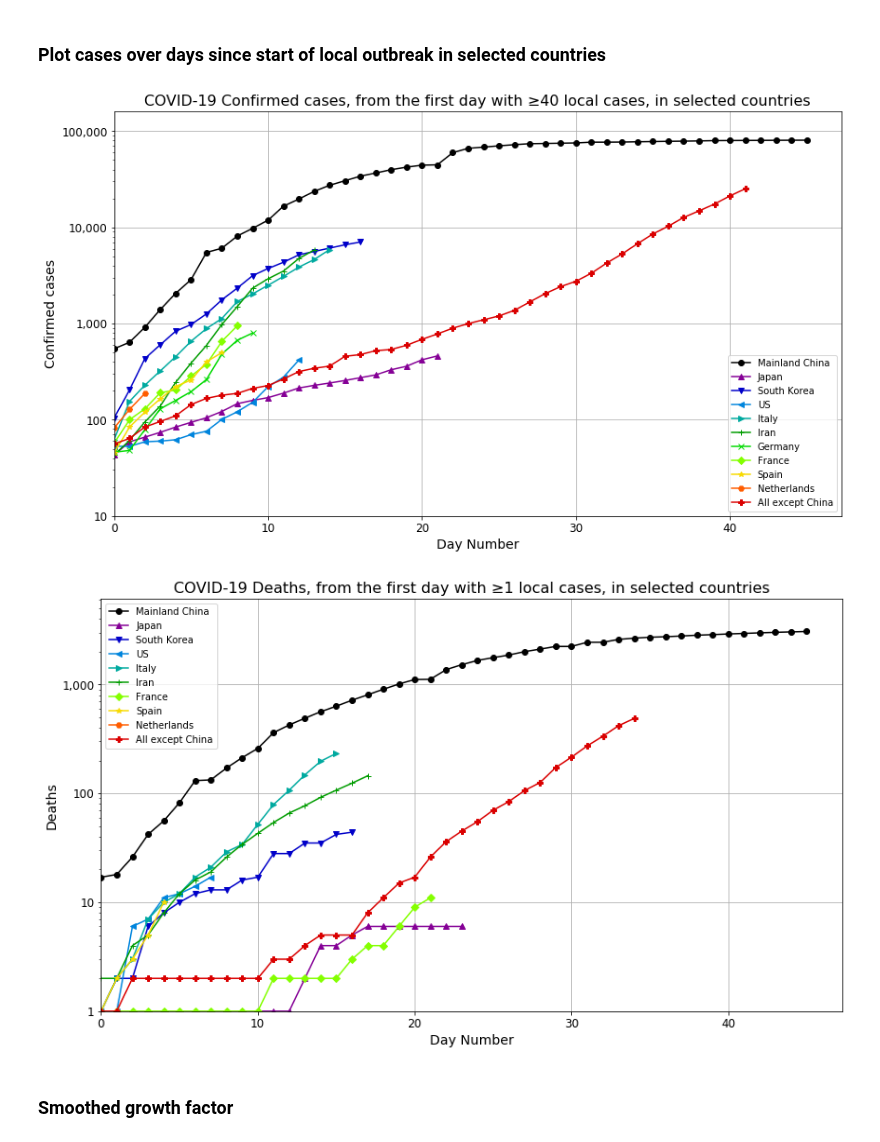
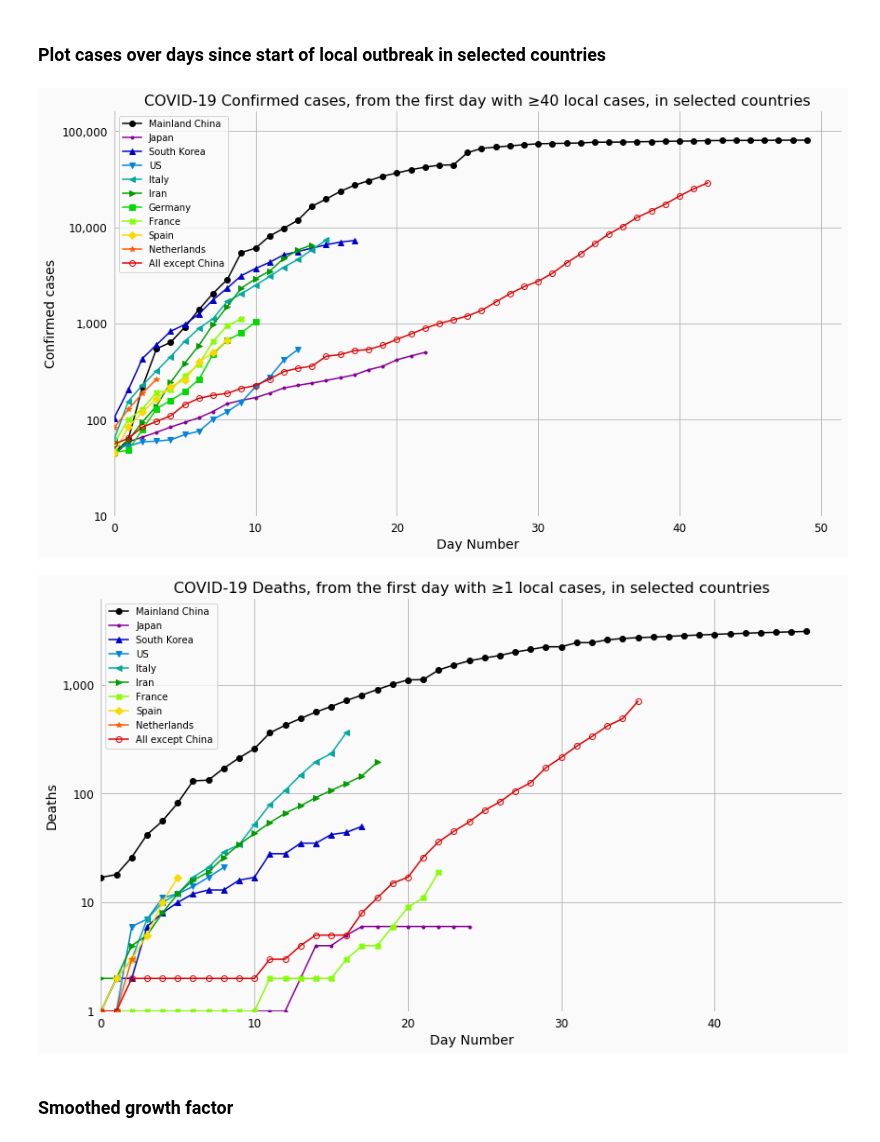
Before and after one commit to JeroenKools/covid19, a Jupyter notebook: COVID-19.ipynb, the cells around one changed output. Cells and saved outputs as stored; diff of their text form; code cells hidden in the pictures.

```diff
--- a/COVID-19.ipynb
+++ b/COVID-19.ipynb
@@ -22,7 +22,10 @@ import numpy as np
 from scipy.optimize import curve_fit
 
 register_matplotlib_converters()
+light_grey = (.98, .98, .98, 1)
 matplotlib.rcParams['figure.figsize'] = (14, 8)        # Default size of all figures
+matplotlib.rcParams['axes.facecolor'] = light_grey     # Default background color of all graph areas
+matplotlib.rcParams['figure.facecolor'] = light_grey   # Default background color of all figure borders
 cm = plt.cm.get_cmap('nipy_spectral')                  # This colormap is used for the colors of the plot lines
 
 # Where to get the data
@@ -124,8 +133,8 @@ with pd.option_context("display.max_rows", 200, "display.max_columns", 10):
 ### List all countries in the `by_country` table
 # %%
 for i, k in enumerate(confirmed_by_country.index):
-    if len(k) > 15:
+    if len(k) > 16:
         k = k[:15] + "."
-    print(f"{k:17}", end=" " if (i+1) % 5 else "\n")
+    print(f"{k:17}", end=" " if (i+1) % 5 else "\n")      # Every 5 items, end with a newline
 # %% [output]
 Afghanistan       Algeria           Andorra           Argentina         Armenia
@@ -148,13 +157,13 @@ Vatican City      Vietnam           All except Chin.
 # %%
-short_metric_to_long = {
-    "confirmed": "Confirmed cases",
-    "deaths":    "Deaths",
-    "active":    "Active cases",
-    "growth_factor": f"{n_days_average}-day-average growth factor"
-}
-
-def plot(x_metric, y_metric, countries_to_plot, markers="o^v<>+xD*HP", colormap='nipy_spectral',
+def plot(x_metric, y_metric, countries_to_plot, markers="o.^v<>sXD*", colormap=cm,
          use_log_scale=True, min_cases=40, n_days_average=5):
+    short_metric_to_long = {
+        "confirmed": "Confirmed cases",
+        "deaths":    "Deaths",
+        "active":    "Active cases",
+        "growth_factor": f"{n_days_average}-day-average growth factor"
+    }
+    fills = ["none", "full"]
     length = None
     m = len(markers)
     cm = plt.cm.get_cmap(colormap)
@@ -172,24 +181,30 @@ def plot(x_metric, y_metric, countries_to_plot, markers="o^v<>+xD*HP", colormap=
         print(f"{y_metric}' is an invalid y_metric!")
 
     for i, country in enumerate(countries_to_plot):
-        country_data = by_country.loc[country, dates]
+        country_data = by_country.loc[country] # , dates]
+        fill = fills[i % (2*len(markers)) < len(markers)]
+
         if y_metric == "growth_factor":
             if x_metric == "day_number":
                 country_data = country_data[country_data >= min_cases]
             country_data = country_data.diff() / country_data + 1
             country_data = np.convolve(country_data, np.ones(n_days_average)/n_days_average, mode="valid")
 
-        if x_metric == "calendar_date" and sum(pd.notnull(country_data)) > 0:
+        is_valid = sum(np.nan_to_num(country_data)) > 0
+
+        if x_metric == "calendar_date" and is_valid:
             plt.plot(country_data, markers[i%m]+"-", label=country,
-                 markersize=6, color=scalarMap.to_rgba(i))
+                 markersize=6, color=scalarMap.to_rgba(i), alpha=1, fillstyle=fill)
+
         elif x_metric == "day_number":
             if y_metric != "growth_factor":
                 country_data = country_data[country_data >= min_cases]
             if country == "Outside China":
                 length = len(country_data)
             day_nr = list(range(len(country_data)))
-            if sum(pd.notnull(country_data)) > 0:
-                plt.plot(day_nr, country_data, markers[i%m]+"-", label=country, markersize=6, color=scalarMap.to_rgba(i))
+            if is_valid:
+                plt.plot(day_nr, country_data, markers[i%m]+"-", label=country,
+                         markersize=6, color=scalarMap.to_rgba(i), alpha=1, fillstyle=fill)
 
     long_y_metric = short_metric_to_long[y_metric]
     plt.ylabel(long_y_metric, fontsize=14)
@@ -216,6 +231,10 @@ def plot(x_metric, y_metric, countries_to_plot, markers="o^v<>+xD*HP", colormap=
     plt.grid()
     plt.xticks(fontsize=12)
     plt.yticks(fontsize=12)
+    plt.gca().tick_params(which="minor", width=0)
+    plt.gca().tick_params(which="major", color=light_grey)
+    for spine in plt.gca().spines.values():
+        spine.set_visible(False)
     plt.show()
 # %% [markdown]
 ### Plot cases over calendar date in selected countries
@@ -228,11 +247,11 @@ plot("calendar_date", "confirmed", countries_to_plot)
 # %% [markdown]
 ### Plot cases over days since start of local outbreak in selected countries
 # %%
-plot("day_number", "confirmed", countries_to_plot)
+plot("day_number", "confirmed", countries_to_plot, min_cases=40)
 plot("day_number", "deaths", countries_to_plot, min_cases=1)
 # %% [output]
-[figure, old version]
+[figure, new version]
-[figure, old version]
+[figure, new version]
 # %% [markdown]
 ### Smoothed growth factor
 # %%
```
Also changed, not shown: parts of 7 cells of this notebook.
